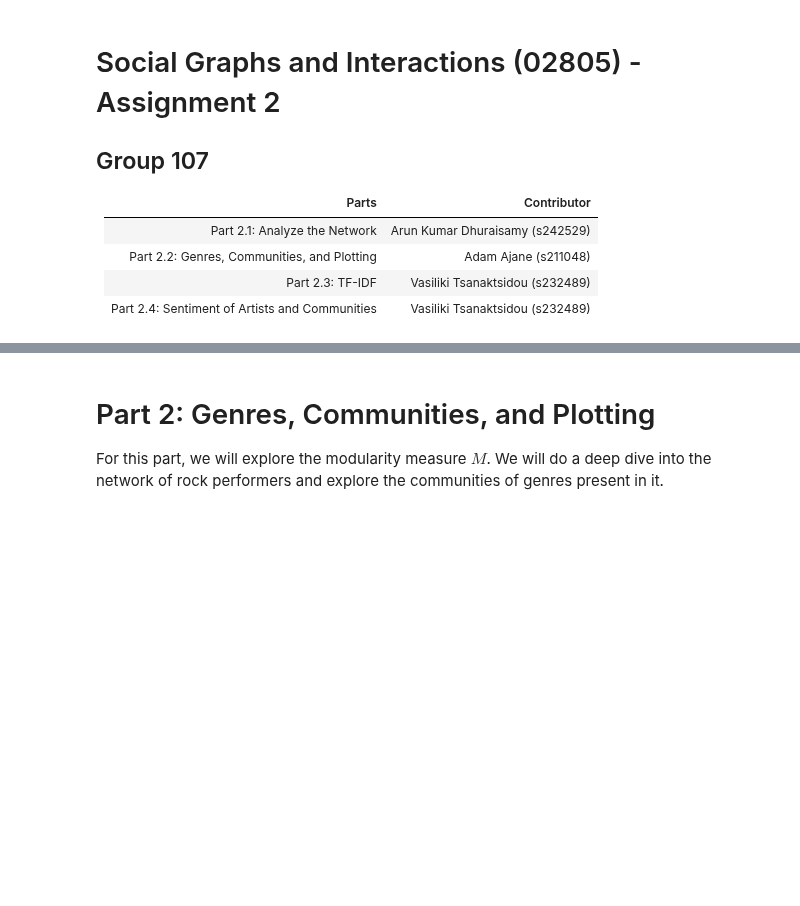
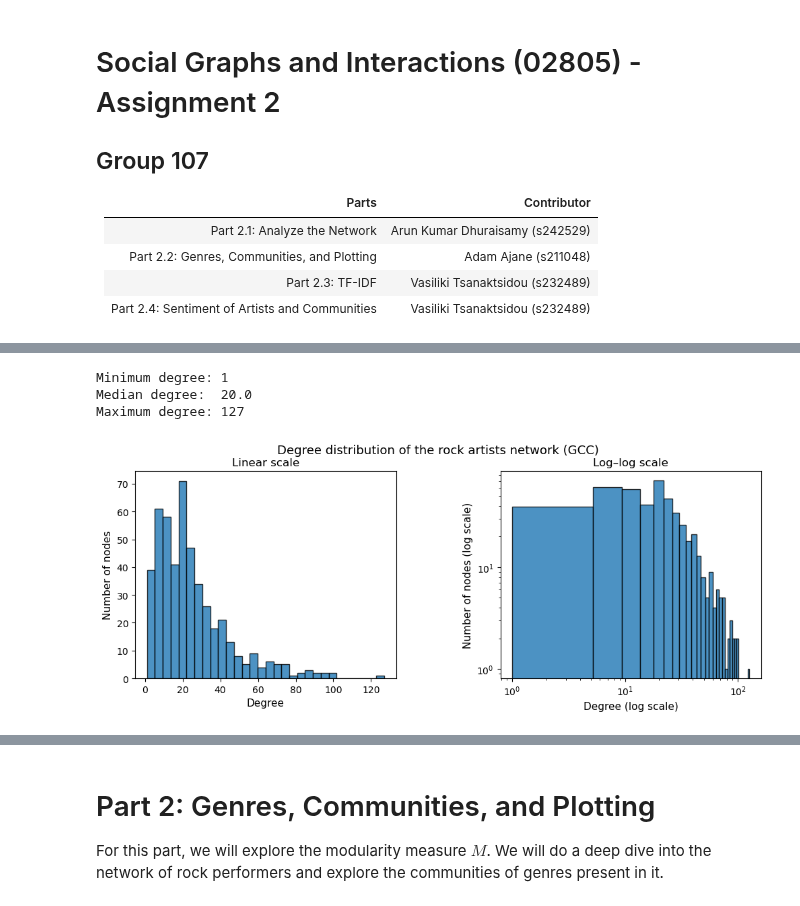
Before and after one commit to adamajane/social-graphs-and-interactions-02805-assignments, a Jupyter notebook: assignment_2/assignment_2_hand_in.ipynb, the cells around one changed output, grey strips where cells are left out. Cells and saved outputs as stored; diff of their text form; code cells hidden in the pictures; blank space fills up the shorter version.

```diff
--- a/assignment_2/assignment_2_hand_in.ipynb
+++ b/assignment_2/assignment_2_hand_in.ipynb
@@ -29,0 +55,20 @@ For this part, we will analyze a network of leading rock performers and genres.
+# %%
+# Convert to undirected graph
+G_ud = G.to_undirected()
+
+# Optionally remove self-loops for cleaner structural measures
+G_ud.remove_edges_from(nx.selfloop_edges(G_ud))
+
+# Extract giant connected component (GCC)
+if nx.is_connected(G_ud):
+    G_gcc = G_ud.copy()
+else:
+    largest_cc = max(nx.connected_components(G_ud), key=len)
+    G_gcc = G_ud.subgraph(largest_cc).copy()
+
+n_gcc = G_gcc.number_of_nodes()
+m_gcc = G_gcc.number_of_edges()
+avg_deg_gcc = 2 * m_gcc / n_gcc
+
+print(f"GCC (undirected, loop-free): {n_gcc} nodes, {m_gcc} edges")
+print(f"Average degree in GCC: {avg_deg_gcc:.2f}")
@@ -29,0 +83,39 @@ For this part, we will analyze a network of leading rock performers and genres.
+# %%
+# Compute degrees in the GCC
+degrees = dict(G_gcc.degree())
+deg_values = np.array(list(degrees.values()))
+
+print(f"Minimum degree: {deg_values.min()}")
+print(f"Median degree:  {np.median(deg_values):.1f}")
+print(f"Maximum degree: {deg_values.max()}")
+
+fig, (ax1, ax2) = plt.subplots(
+    1, 2, figsize=(12, 4),
+    gridspec_kw={"wspace": 0.4}
+)
+
+fig.suptitle(
+    "Degree distribution of the rock artists network (GCC)",
+    fontsize=13
+)
+
+# Linear-scale degree histogram
+ax1.hist(deg_values, bins=30, alpha=0.8, edgecolor="black")
+ax1.set_xlabel("Degree", fontsize=11)
+ax1.set_ylabel("Number of nodes", fontsize=11)
+ax1.set_title("Linear scale", fontsize=12)
+
+# Log–log view to highlight the tail
+ax2.hist(deg_values, bins=30, alpha=0.8, edgecolor="black", log=True)
+ax2.set_xscale("log")
+ax2.set_xlabel("Degree (log scale)", fontsize=11)
+ax2.set_ylabel("Number of nodes (log scale)", fontsize=11)
+ax2.set_title("Log–log scale", fontsize=12)
+
+# plt.tight_layout(rect=[0, 0, 1, 0.94])
+plt.show()
+# %% [output]
+Minimum degree: 1
+Median degree:  20.0
+Maximum degree: 127
+[figure, added]
```
Also changed, not shown: parts of 30 cells of this notebook.
